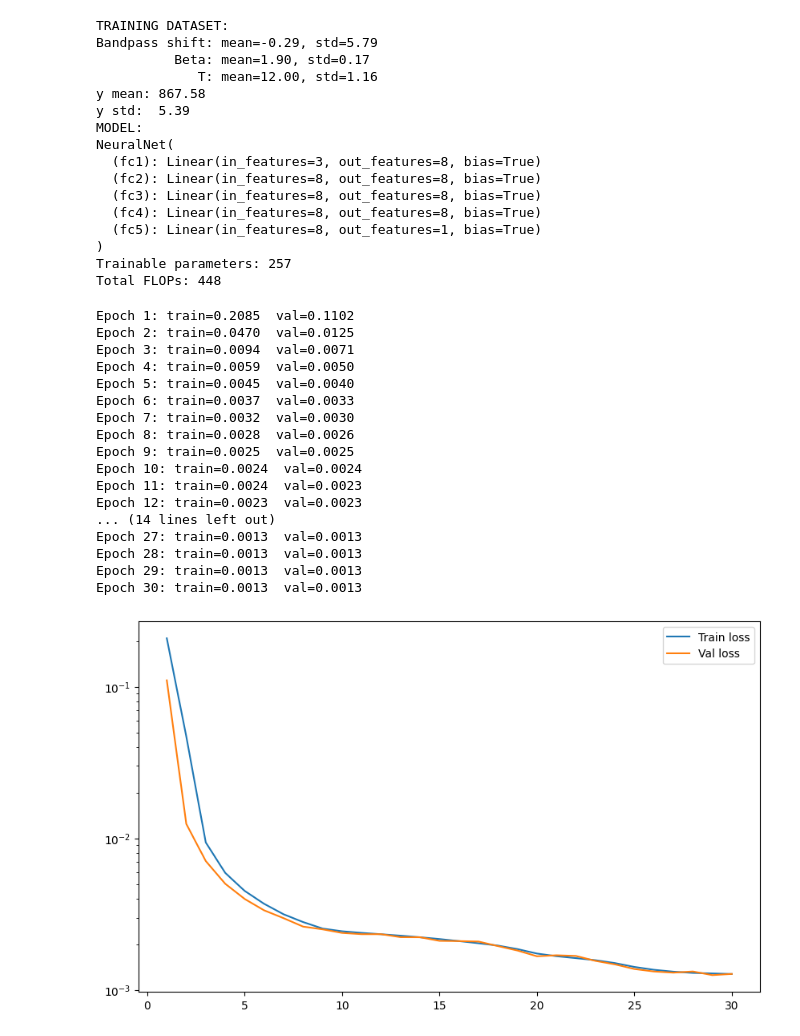
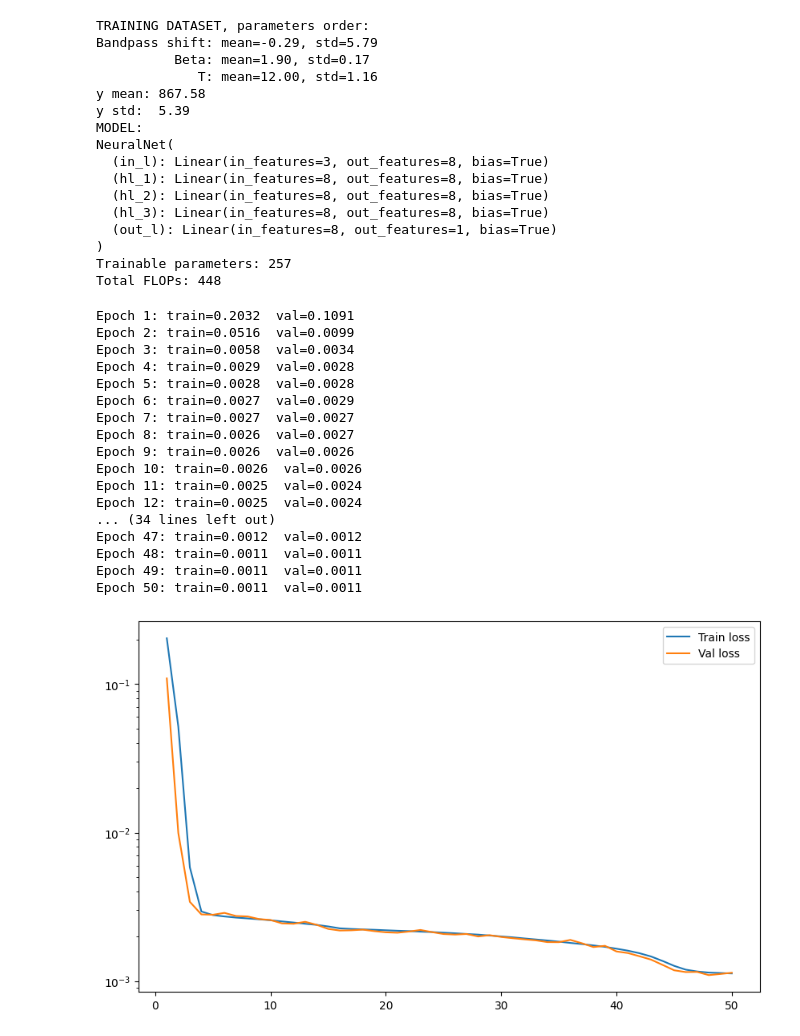
Before and after one commit to LeeoBianchi/BandpassNN, a Jupyter notebook: BandpassNN.ipynb, the cells around one changed output. Drawn from its saved outputs; the diff is of its cells as text; code cells hidden in the pictures.

```diff
--- a/BandpassNN.ipynb
+++ b/BandpassNN.ipynb
@@ -67,14 +159,13 @@ device = torch.device("cuda" if torch.cuda.is_available() else "cpu")
 train_data = torch.load("dataset_train.pt")
 test_data = torch.load("dataset_val.pt")
 
-
 y_mean = train_data["y"].mean()
 y_std  = train_data["y"].std()
 
 y_mean_test = test_data["y"].mean()
 y_std_test  = test_data["y"].std()
 
-print("TRAINING DATASET:")
+print("TRAINING DATASET, parameters order:")
 print(f"Bandpass shift: mean={train_data['X'][:,0].mean():.2f}, std={train_data['X'][:,0].std():.2f}")
 print(f"          Beta: mean={train_data['X'][:,1].mean():.2f}, std={train_data['X'][:,1].std():.2f}")
 print(f"             T: mean={train_data['X'][:,2].mean():.2f}, std={train_data['X'][:,2].std():.2f}")
@@ -93,10 +184,10 @@ val_size   = int(0.2 * total)
 train_size = total - val_size
 
 train_dataset, val_dataset = random_split(dataset, [train_size, val_size])
-train_loader = torch.utils.data.DataLoader(train_dataset, batch_size=128, shuffle=True)
-val_loader  = torch.utils.data.DataLoader(val_dataset, batch_size=128, shuffle=False)
+train_loader = torch.utils.data.DataLoader(train_dataset, batch_size=64, shuffle=True)
+val_loader  = torch.utils.data.DataLoader(val_dataset, batch_size=64, shuffle=False)
 
-test_loader = torch.utils.data.DataLoader(test_dataset, batch_size=128, shuffle=False)
+test_loader = torch.utils.data.DataLoader(test_dataset, batch_size=64, shuffle=False)
 
 model = NeuralNet().to(device)
 
@@ -104,7 +195,7 @@ print("MODEL:")
 print(model)
 total = sum(p.numel() for p in model.parameters() if p.requires_grad)
 print(f"Trainable parameters: {total}")
-print(f"Total FLOPs: {model.FLOPs_count()}")
+print(f"Total FLOPs: {model.flops}")
 
 criterion = nn.HuberLoss()
 optimizer = optim.Adam(model.parameters(), lr=1e-4) #, weight_decay=1e-4)
@@ -112,7 +203,7 @@ optimizer = optim.Adam(model.parameters(), lr=1e-4) #, weight_decay=1e-4)
 #     optimizer, mode='min', factor=0.5, patience=3, verbose=True
 # )
 # %% [output]
-TRAINING DATASET:
+TRAINING DATASET, parameters order:
 Bandpass shift: mean=-0.29, std=5.79
           Beta: mean=1.90, std=0.17
              T: mean=12.00, std=1.16
@@ -120,18 +211,18 @@ y mean: 867.58
 y std:  5.39
 MODEL:
 NeuralNet(
-  (fc1): Linear(in_features=3, out_features=8, bias=True)
-  (fc2): Linear(in_features=8, out_features=8, bias=True)
-  (fc3): Linear(in_features=8, out_features=8, bias=True)
-  (fc4): Linear(in_features=8, out_features=8, bias=True)
-  (fc5): Linear(in_features=8, out_features=1, bias=True)
+  (in_l): Linear(in_features=3, out_features=8, bias=True)
+  (hl_1): Linear(in_features=8, out_features=8, bias=True)
+  (hl_2): Linear(in_features=8, out_features=8, bias=True)
+  (hl_3): Linear(in_features=8, out_features=8, bias=True)
+  (out_l): Linear(in_features=8, out_features=1, bias=True)
 )
 Trainable parameters: 257
 Total FLOPs: 448
 # %%
 #Train
 if True:
-    num_epochs = 30
+    num_epochs = 50
     avg_t_loss_s = np.zeros(num_epochs)
     avg_v_loss_s = np.zeros(num_epochs)
     for epoch in range(num_epochs):
@@ -170,40 +261,40 @@ if True:
         avg_v_loss_s[epoch] = avg_val_loss
         print(f"Epoch {epoch+1}: train={avg_train_loss:.4f}  val={avg_val_loss:.4f}")
 # %% [output]
-Epoch 1: train=0.2085  val=0.1102
-Epoch 2: train=0.0470  val=0.0125
-Epoch 3: train=0.0094  val=0.0071
-Epoch 4: train=0.0059  val=0.0050
-Epoch 5: train=0.0045  val=0.0040
-Epoch 6: train=0.0037  val=0.0033
-Epoch 7: train=0.0032  val=0.0030
-Epoch 8: train=0.0028  val=0.0026
-Epoch 9: train=0.0025  val=0.0025
-Epoch 10: train=0.0024  val=0.0024
-Epoch 11: train=0.0024  val=0.0023
-Epoch 12: train=0.0023  val=0.0023
-... (14 lines left out)
-Epoch 27: train=0.0013  val=0.0013
-Epoch 28: train=0.0013  val=0.0013
-Epoch 29: train=0.0013  val=0.0013
-Epoch 30: train=0.0013  val=0.0013
+Epoch 1: train=0.2032  val=0.1091
+Epoch 2: train=0.0516  val=0.0099
+Epoch 3: train=0.0058  val=0.0034
+Epoch 4: train=0.0029  val=0.0028
+Epoch 5: train=0.0028  val=0.0028
+Epoch 6: train=0.0027  val=0.0029
+Epoch 7: train=0.0027  val=0.0027
+Epoch 8: train=0.0026  val=0.0027
+Epoch 9: train=0.0026  val=0.0026
+Epoch 10: train=0.0026  val=0.0026
+Epoch 11: train=0.0025  val=0.0024
+Epoch 12: train=0.0025  val=0.0024
+... (34 lines left out)
+Epoch 47: train=0.0012  val=0.0012
+Epoch 48: train=0.0011  val=0.0011
+Epoch 49: train=0.0011  val=0.0011
+Epoch 50: train=0.0011  val=0.0011
 # %%
 plt.figure(figsize=(10,6))
 plt.plot(np.arange(1, num_epochs+1), avg_t_loss_s, label="Train loss")
 plt.plot(np.arange(1, num_epochs+1), avg_v_loss_s, label="Val loss")
 plt.yscale('log')
 plt.savefig("training.png")
 plt.legend()
 plt.close
 
 if True:
     torch.save({
         'model_state_dict': model.state_dict(),
         'y_mean': y_mean,
         'y_std':  y_std,
-        }, 'bandpass_NN_v1.pth')
+        }, 'bandpass_NN_v3.pth')
 # %% [output]
-[figure, old version]
+[figure, new version]
 # %%
 #Evaluation on the Test Set
 
```
Also changed, not shown: parts of 6 cells of this notebook, 3 other files.
